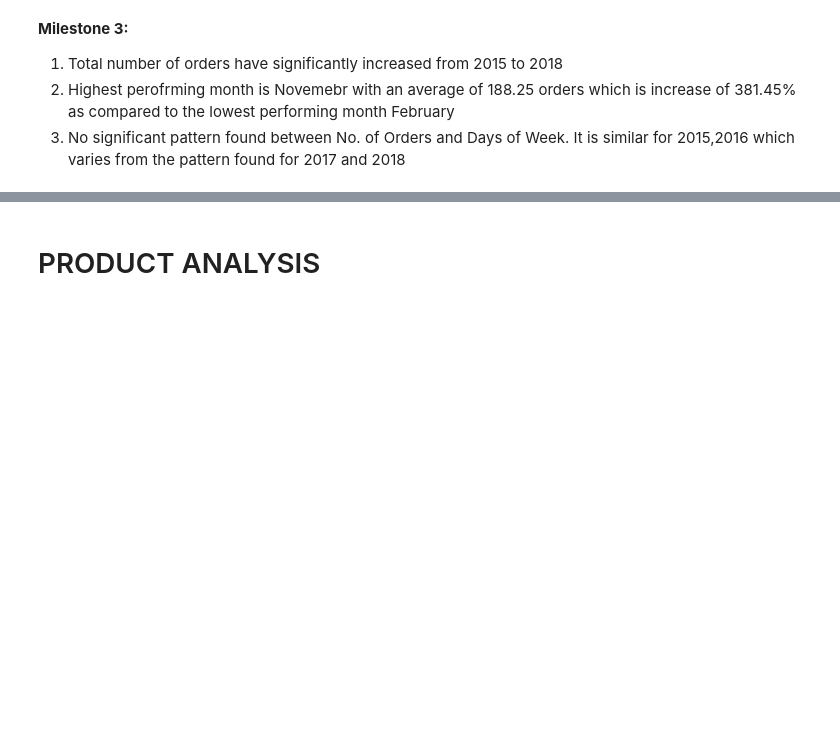
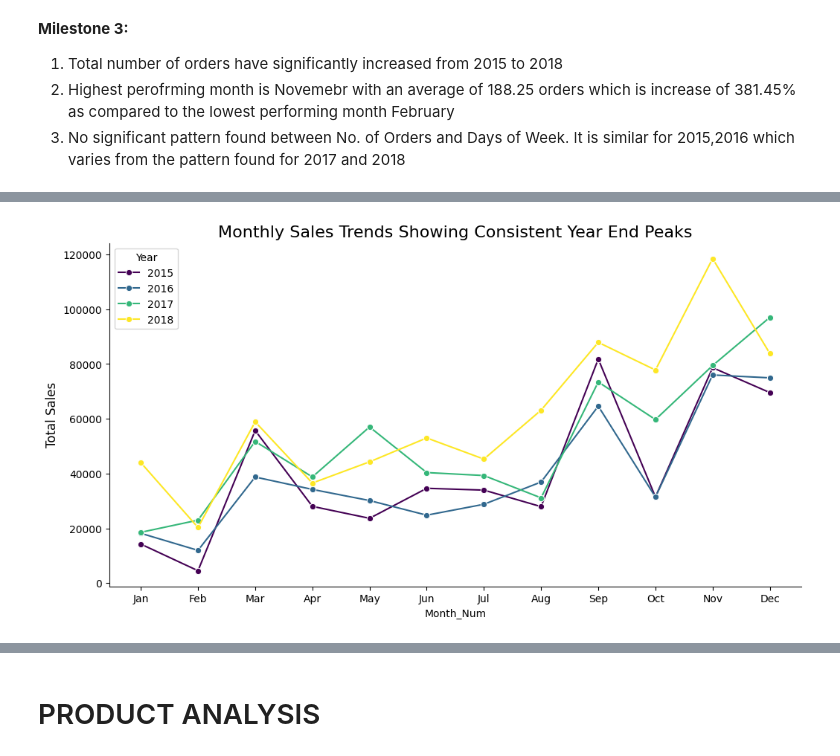
Before and after one commit to CHARUL1601/superstore-sales-profitability-analysis, a Jupyter notebook: Untitled0.ipynb, the cells around one changed output, grey strips where cells are left out. Saved outputs shown, nothing was run; the diff lists cells and outputs as text; code cells hidden in the pictures; blank space fills up the shorter version.

```diff
--- a/Untitled0.ipynb
+++ b/Untitled0.ipynb
@@ -364,0 +395,18 @@ print(f"Mean orders per day were {total_sales["Sales"].mean():.2f}")
+# %%
+monthly_sales_analysis = total_sales.groupby(["Year", "Month"])["Sales"].sum().reset_index()
+
+# Convert the 'Month' Period object to an integer month number for plotting
+monthly_sales_analysis["Month_Num"] = monthly_sales_analysis["Month"].dt.month
+
+plt.figure(figsize=(12, 6))
+sns.lineplot(data=monthly_sales_analysis, x="Month_Num", y="Sales", hue="Year", marker="o", palette="viridis")
+plt.title("Monthly Sales Trends Showing Consistent Year End Peaks", fontsize=16)
+plt.ylabel("Total Sales", fontsize=12)
+plt.xticks(ticks=range(1, 13), labels=["Jan", "Feb", "Mar", "Apr", "May", "Jun", "Jul", "Aug", "Sep", "Oct", "Nov", "Dec"])
+plt.legend(title="Year")
+plt.gca().spines["top"].set_visible(False)
+plt.gca().spines["right"].set_visible(False)
+
+plt.show()
+# %% [output]
+[figure, added]
```
Also changed, not shown: parts of 10 cells of this notebook.
